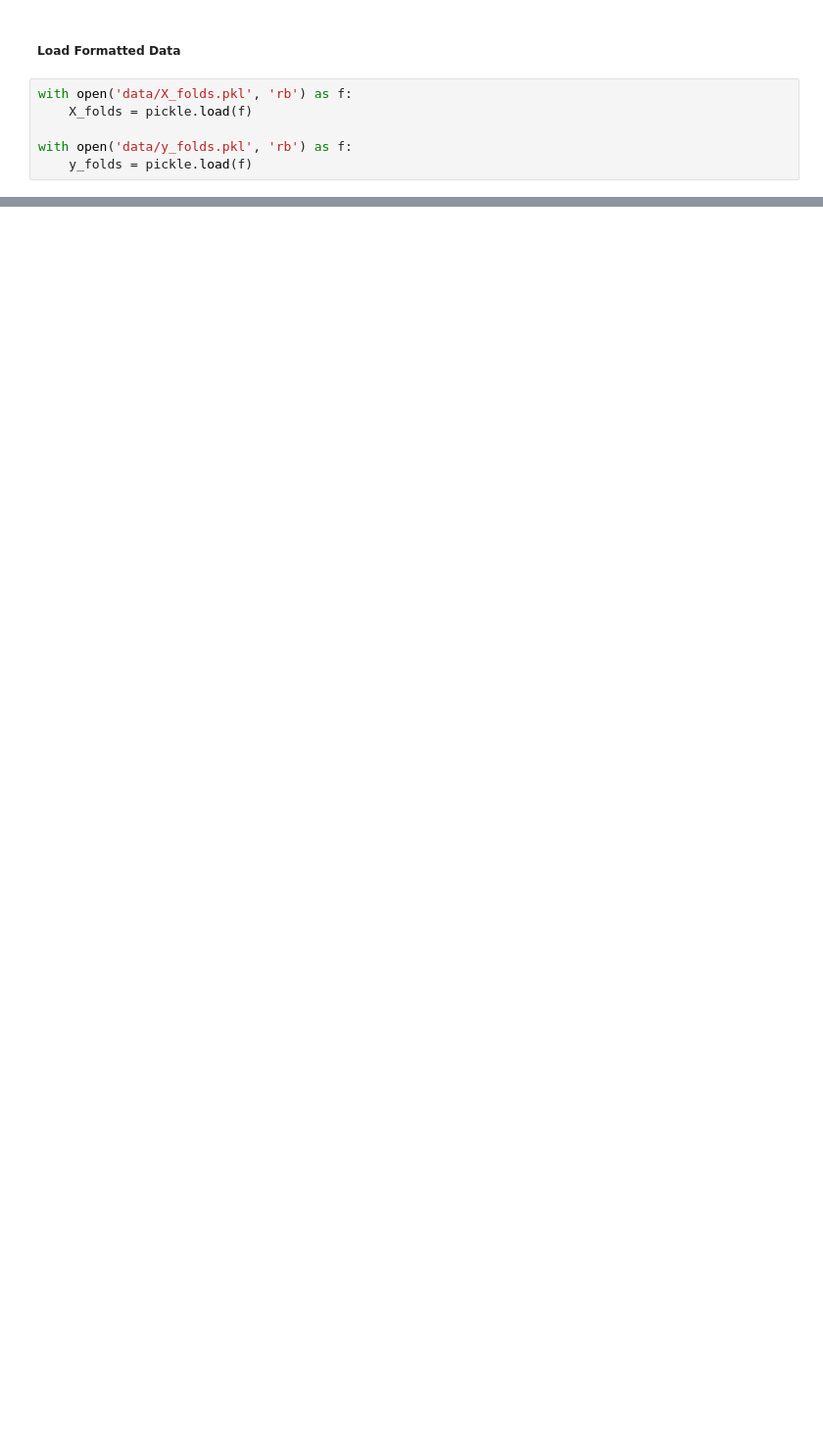
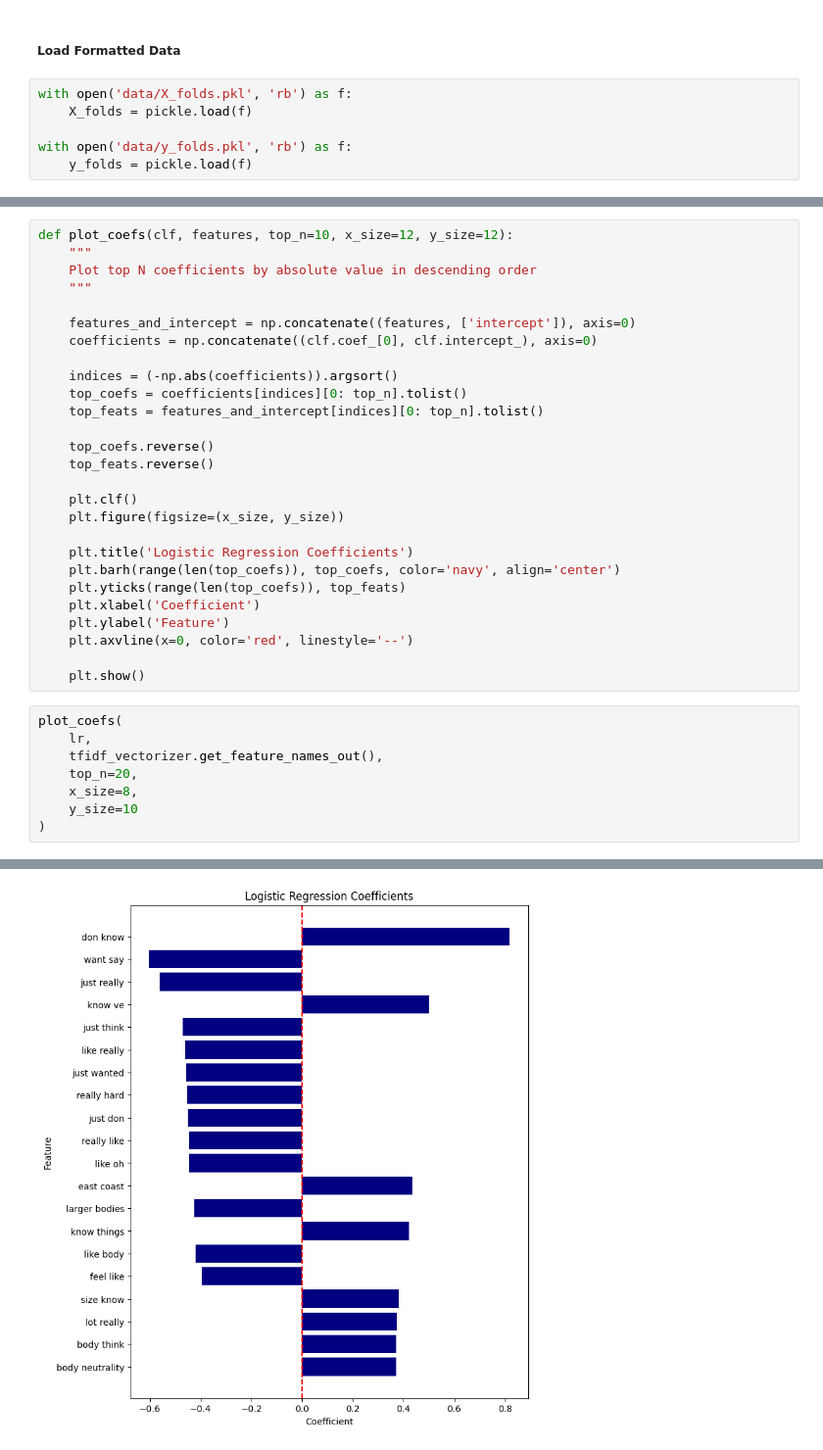
Before and after one commit to jstremme/nlp4psychotherapy, a Jupyter notebook: train_lr.ipynb, the cells around one changed output, grey strips where cells are left out. Shown at 98% size. Cells and saved outputs as stored; diff of their text form; blank space fills up the shorter version.

```diff
--- a/train_lr.ipynb
+++ b/train_lr.ipynb
@@ -110,0 +127,36 @@ for i in range(len(X)):
+# %%
+def plot_coefs(clf, features, top_n=10, x_size=12, y_size=12):
+    """
+    Plot top N coefficients by absolute value in descending order
+    """
+
+    features_and_intercept = np.concatenate((features, ['intercept']), axis=0)
+    coefficients = np.concatenate((clf.coef_[0], clf.intercept_), axis=0)
+
+    indices = (-np.abs(coefficients)).argsort()
+    top_coefs = coefficients[indices][0: top_n].tolist()
+    top_feats = features_and_intercept[indices][0: top_n].tolist()
+
+    top_coefs.reverse()
+    top_feats.reverse()
+
+    plt.clf()
+    plt.figure(figsize=(x_size, y_size))
+
+    plt.title('Logistic Regression Coefficients')
+    plt.barh(range(len(top_coefs)), top_coefs, color='navy', align='center')
+    plt.yticks(range(len(top_coefs)), top_feats)
+    plt.xlabel('Coefficient')
+    plt.ylabel('Feature')
+    plt.axvline(x=0, color='red', linestyle='--')
+
+    plt.show()
+# %%
+plot_coefs(
+    lr,
+    tfidf_vectorizer.get_feature_names_out(),
+    top_n=20,
+    x_size=8,
+    y_size=10
+)
+# %% [output]
@@ -110,0 +164 @@ for i in range(len(X)):
+[figure, added]
```
Also changed, not shown: parts of 8 cells of this notebook, 1 other file.
